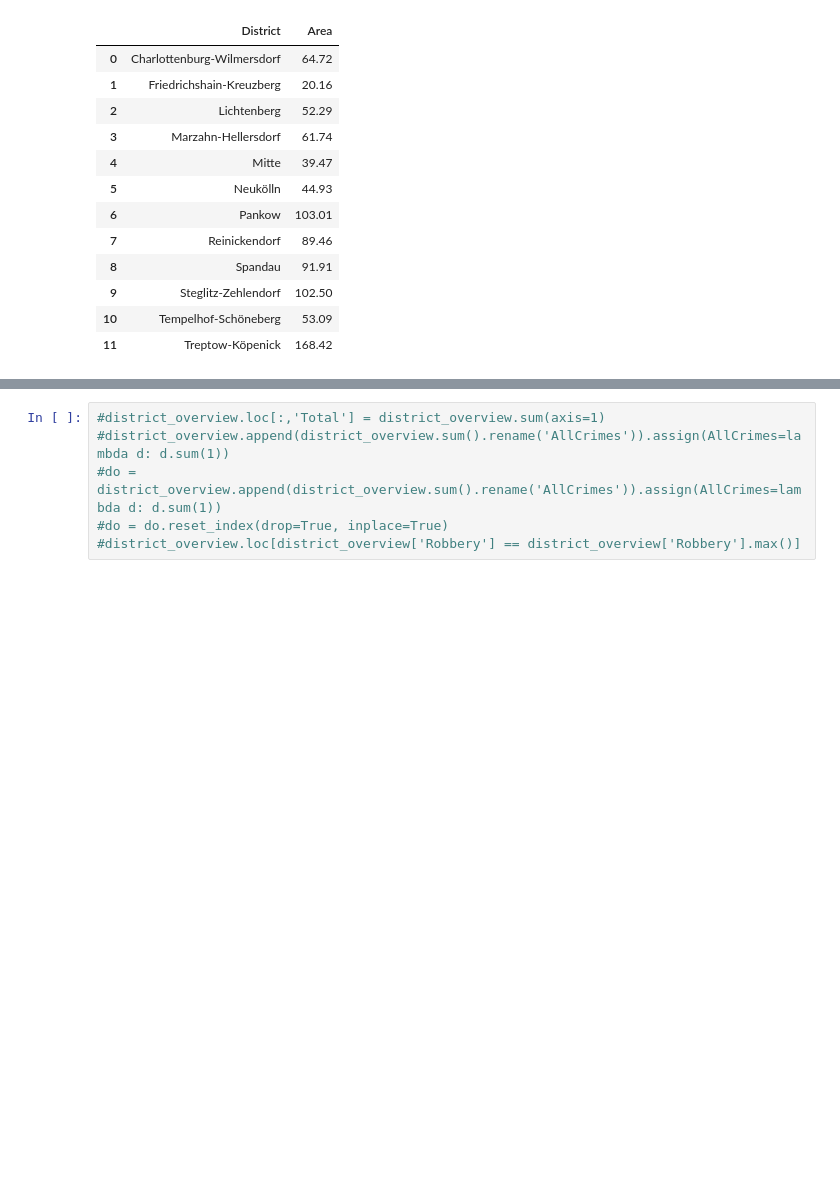
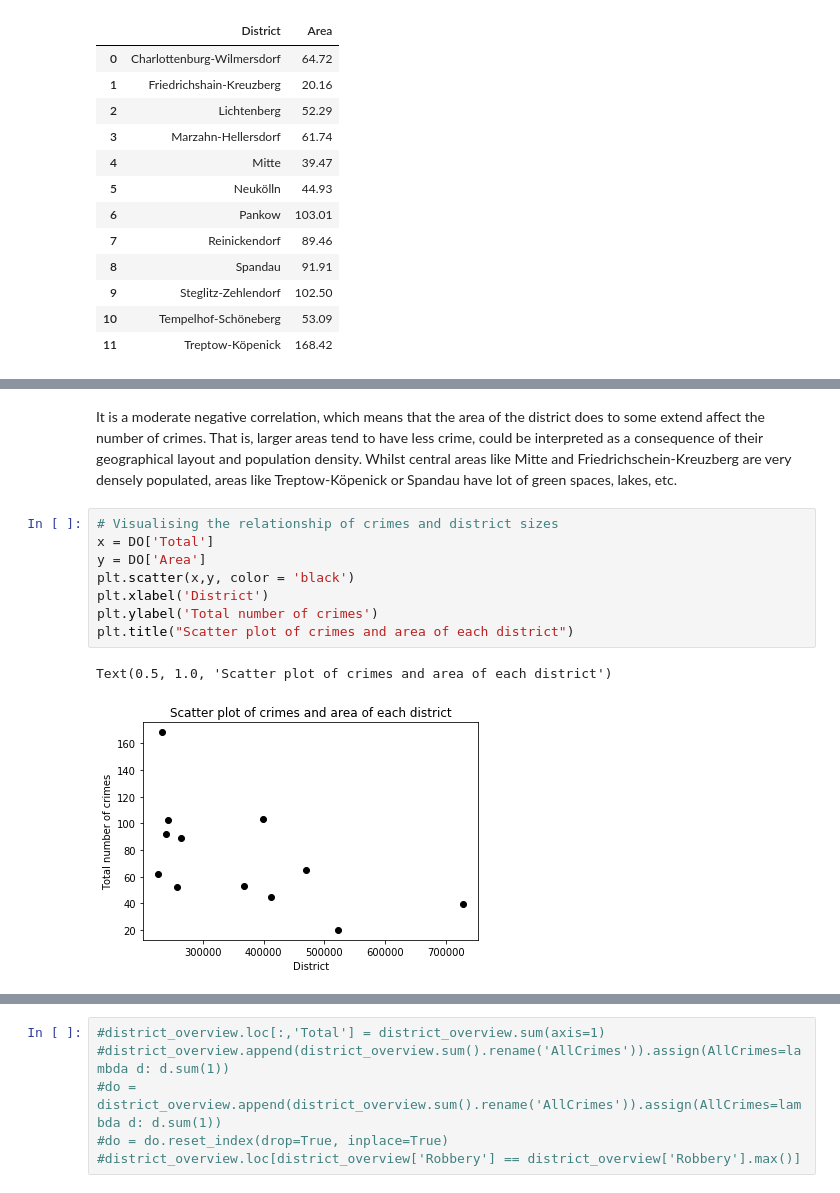
Before and after one commit to MilVas/Week-6-Project-Berlin-Crime, a Jupyter notebook: Milena.ipynb, the cells around one changed output, grey strips where cells are left out. Saved outputs shown, nothing was run; the diff lists cells and outputs as text; blank space fills up the shorter version.

```diff
--- a/Milena.ipynb
+++ b/Milena.ipynb
@@ -109,0 +137,13 @@ DO
+# %% [markdown]
+It is a moderate negative correlation, which means that the area of the district does to some extend affect the number of crimes. That is, larger areas tend to have less crime, could  be interpreted as a consequence of their geographical layout and population density. Whilst central areas like Mitte and Friedrichschein-Kreuzberg are very densely populated, areas like Treptow-Köpenick or Spandau have lot of green spaces, lakes, etc.
+# %%
+# Visualising the relationship of crimes and district sizes
+x = DO['Total']
+y = DO['Area']
+plt.scatter(x,y, color = 'black')
+plt.xlabel('District')
+plt.ylabel('Total number of crimes')
+plt.title("Scatter plot of crimes and area of each district")
+# %% [output]
+Text(0.5, 1.0, 'Scatter plot of crimes and area of each district')
+[figure, added]
```
Also changed, not shown: parts of 19 cells of this notebook.
